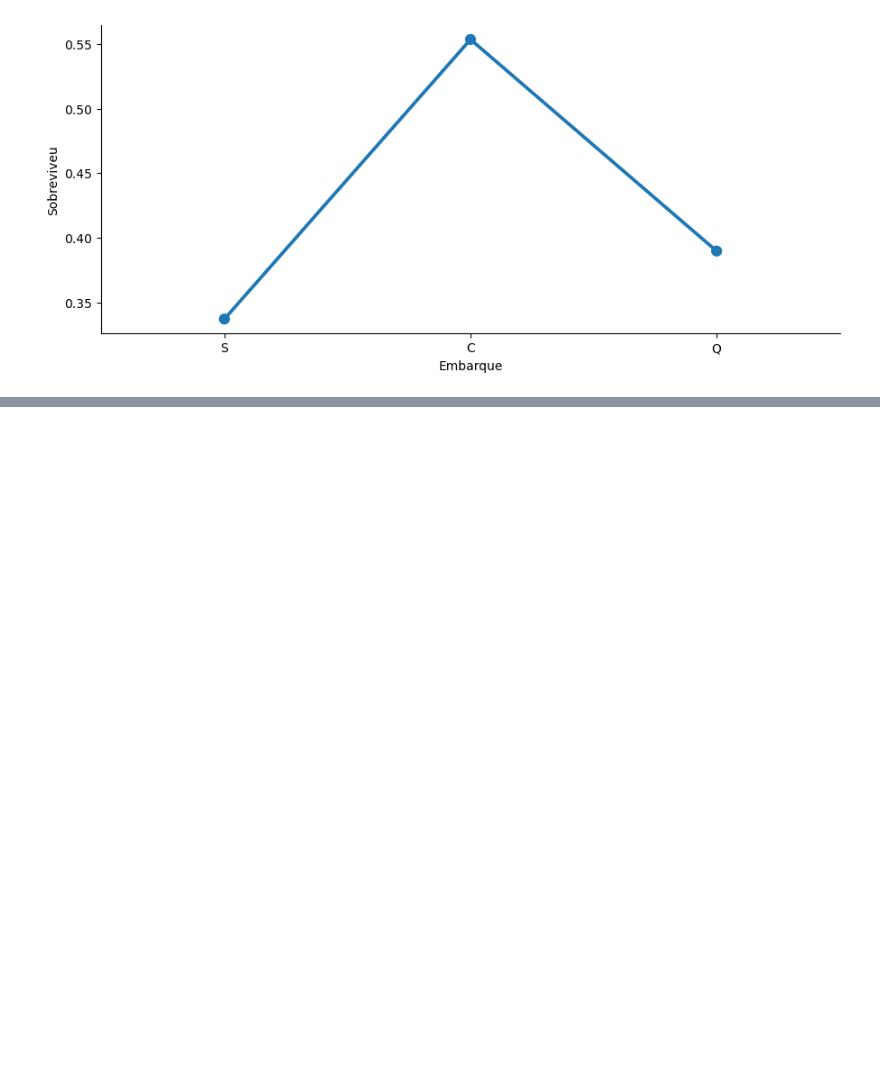
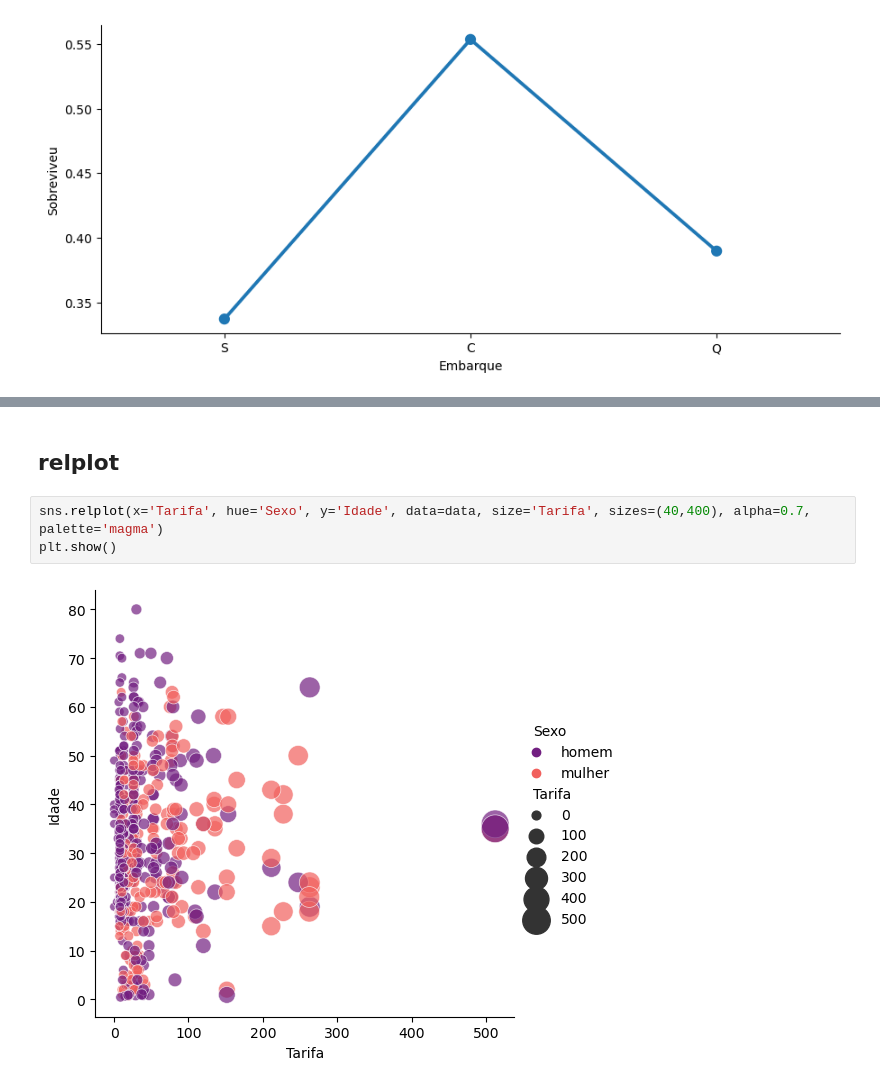
Before and after one commit to phillrog/py-machine-learning, a Jupyter notebook: notebooks/5 - visualização de dados/mod5.ipynb, the cells around one changed output, grey strips where cells are left out. Drawn from its saved outputs; the diff is of its cells as text; blank space fills up the shorter version.

Commit message:
scatterplot

```diff
--- a/notebooks/5 - visualização de dados/mod5.ipynb
+++ b/notebooks/5 - visualização de dados/mod5.ipynb
@@ -263,0 +258,7 @@ sns.relplot(x='Tarifa', hue='Sexo', y='Idade', data=data, size='Tarifa', sizes=(
+# %% [markdown]
+## relplot
+# %%
+sns.relplot(x='Tarifa', hue='Sexo', y='Idade', data=data, size='Tarifa', sizes=(40,400), alpha=0.7, palette='magma')
+plt.show()
+# %% [output]
+[figure, added]
```
Also changed, not shown: parts of 10 cells of this notebook.
